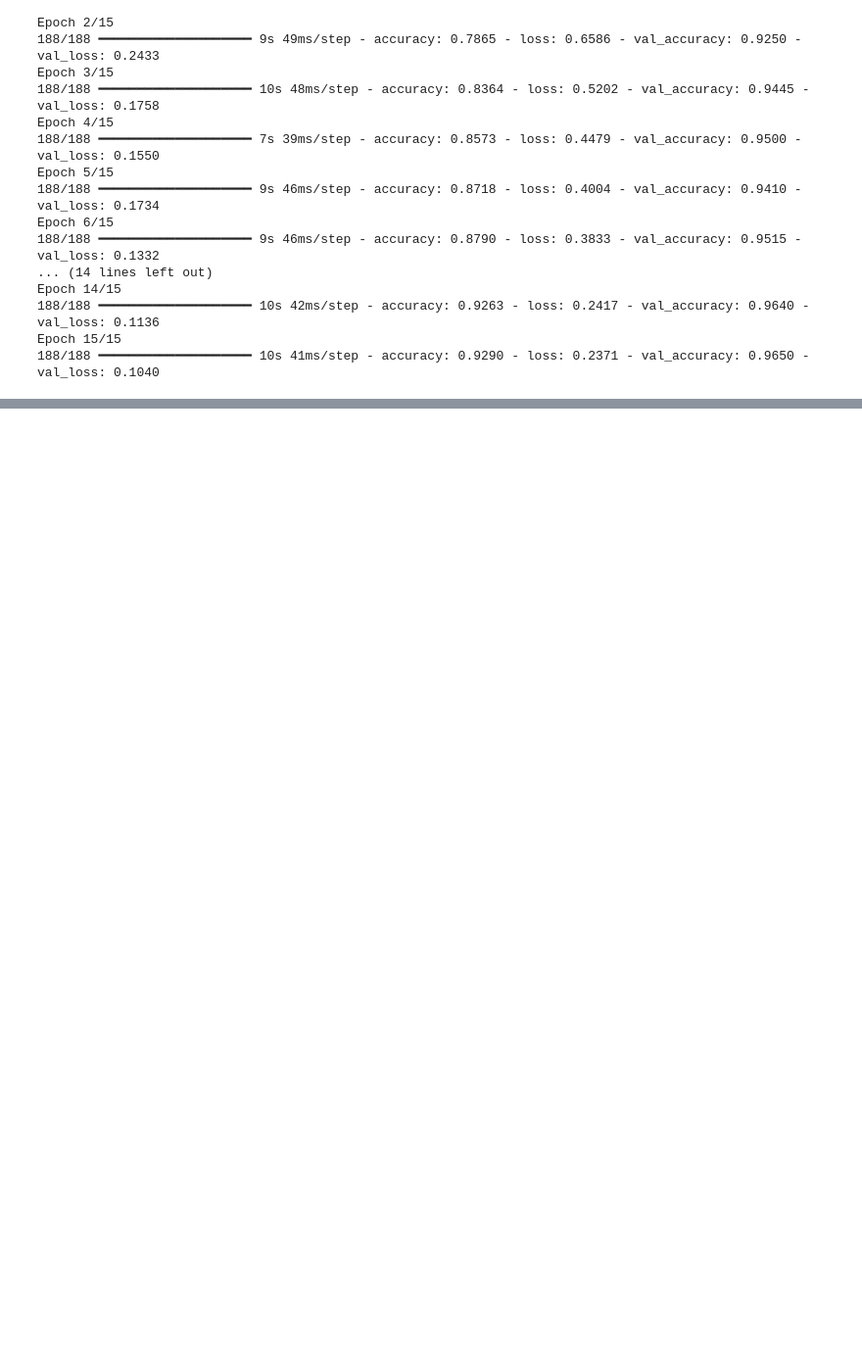
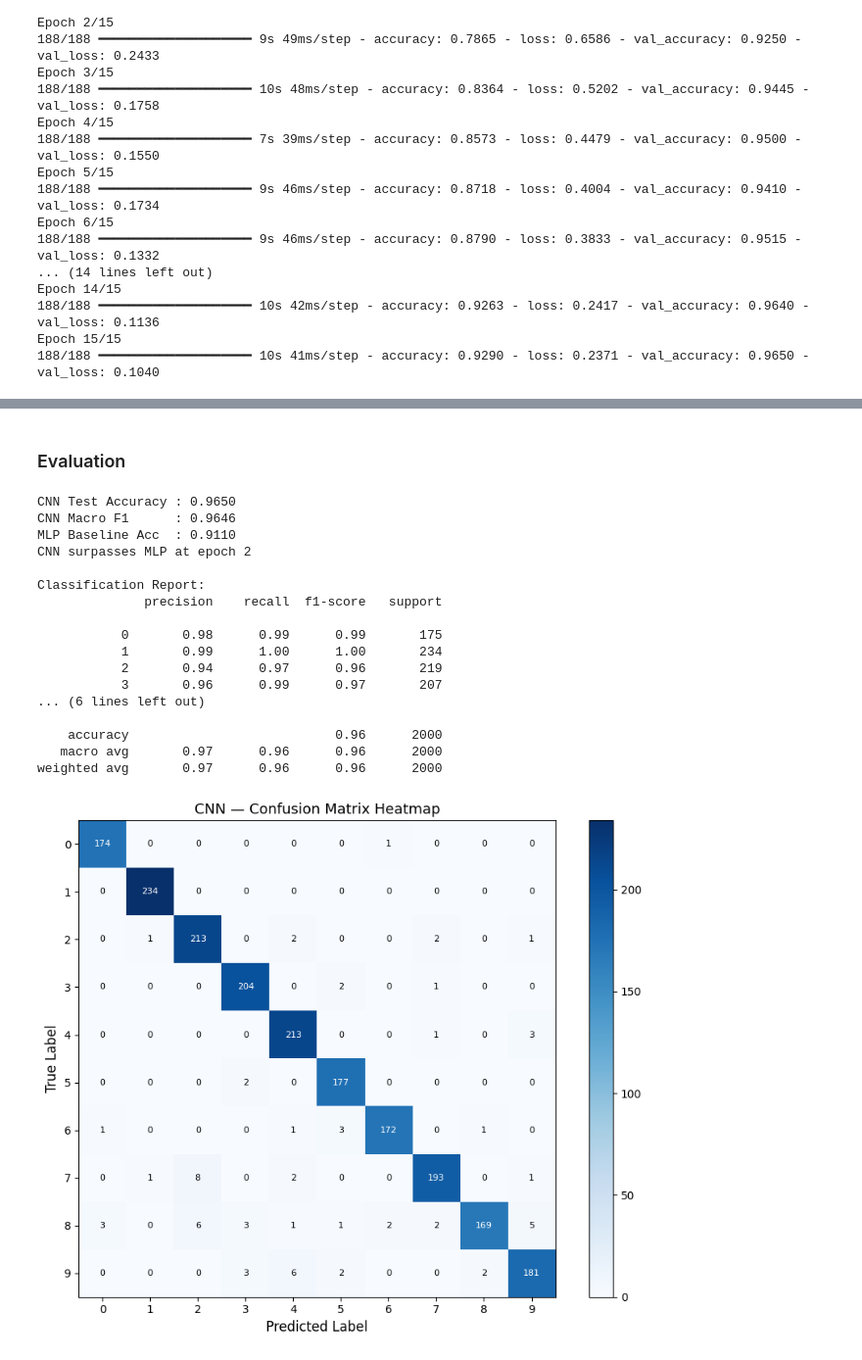
Before and after one commit to maryam2004-hub/i23-6004-DM-Assignment4, a Jupyter notebook: i23_6004_DS_B_DMAssignment4.ipynb, the cells around one changed output, grey strips where cells are left out. Shown at 98% size. Cells and saved outputs as stored; diff of their text form; code cells hidden in the pictures; blank space fills up the shorter version.

```diff
--- a/i23_6004_DS_B_DMAssignment4.ipynb
+++ b/i23_6004_DS_B_DMAssignment4.ipynb
@@ -1828,0 +1869,76 @@ Epoch 15/15
+# %% [markdown]
+### Evaluation
+# %%
+# ── Evaluation ────────────────────────────────────────────────
+
+y_proba_cnn = cnn.predict(X_test_cnn, verbose=0)
+y_pred_cnn  = np.argmax(y_proba_cnn, axis=1)
+
+cnn_test_loss, cnn_test_acc = cnn.evaluate(X_test_cnn, y_test_oh, verbose=0)
+cnn_f1 = f1_score(y_test_raw, y_pred_cnn, average="macro")
+
+print(f"\nCNN Test Accuracy : {cnn_test_acc:.4f}")
+print(f"CNN Macro F1      : {cnn_f1:.4f}")
+print(f"MLP Baseline Acc  : {mlp_test_acc:.4f}")
+if surpass_ep:
+    print(f"CNN surpasses MLP at epoch {surpass_ep}")
+print("\nClassification Report:")
+print(classification_report(y_test_raw, y_pred_cnn))
+
+# Confusion matrix heatmap
+cm = confusion_matrix(y_test_raw, y_pred_cnn)
+
+fig, ax = plt.subplots(figsize=(9, 7))
+im = ax.imshow(cm, cmap="Blues")
+plt.colorbar(im, ax=ax)
+ax.set_xticks(range(10))
+ax.set_yticks(range(10))
+ax.set_xticklabels(range(10))
+ax.set_yticklabels(range(10))
+ax.set_xlabel("Predicted Label", fontsize=12)
+ax.set_ylabel("True Label", fontsize=12)
+ax.set_title("CNN — Confusion Matrix Heatmap", fontsize=13)
+for i in range(10):
+    for j in range(10):
+        ax.text(j, i, str(cm[i, j]), ha="center", va="center",
+                color="white" if cm[i, j] > cm.max() * 0.5 else "black", fontsize=8)
+plt.tight_layout()
+plt.savefig("D2_cnn_confusion.png", dpi=150)
+plt.show()
+print("Saved → D2_cnn_confusion.png")
+
+# Most confused pairs (off-diagonal)
+cm_copy = cm.copy()
+np.fill_diagonal(cm_copy, 0)
+flat_idx   = np.argsort(cm_copy.flatten())[::-1]
+top2_pairs = [(flat_idx[i] // 10, flat_idx[i] % 10) for i in range(2)]
+
+print(f"\nMost confused digit pairs:")
+for true_d, pred_d in top2_pairs:
+    print(f"  True={true_d} predicted as {pred_d}  ({cm_copy[true_d, pred_d]} times)")
+
+print(
+    "\nVisual explanation: Digits 4 and 9 share a closed upper loop and a descending"
+    "\nstroke, making them visually similar under rotation or poor handwriting."
+    "\nSimilarly, 3 and 8 both contain curved strokes on the right side; a poorly"
+    "\nformed 8 with an open top is indistinguishable from a 3 in low resolution."
+)
+# %% [output]
+CNN Test Accuracy : 0.9650
+CNN Macro F1      : 0.9646
+MLP Baseline Acc  : 0.9110
+CNN surpasses MLP at epoch 2
+
+Classification Report:
+              precision    recall  f1-score   support
+
+           0       0.98      0.99      0.99       175
+           1       0.99      1.00      1.00       234
+           2       0.94      0.97      0.96       219
+           3       0.96      0.99      0.97       207
+... (6 lines left out)
+
+    accuracy                           0.96      2000
+   macro avg       0.97      0.96      0.96      2000
+weighted avg       0.97      0.96      0.96      2000
+[figure, added]
```
Also changed, not shown: parts of 3 cells of this notebook.
